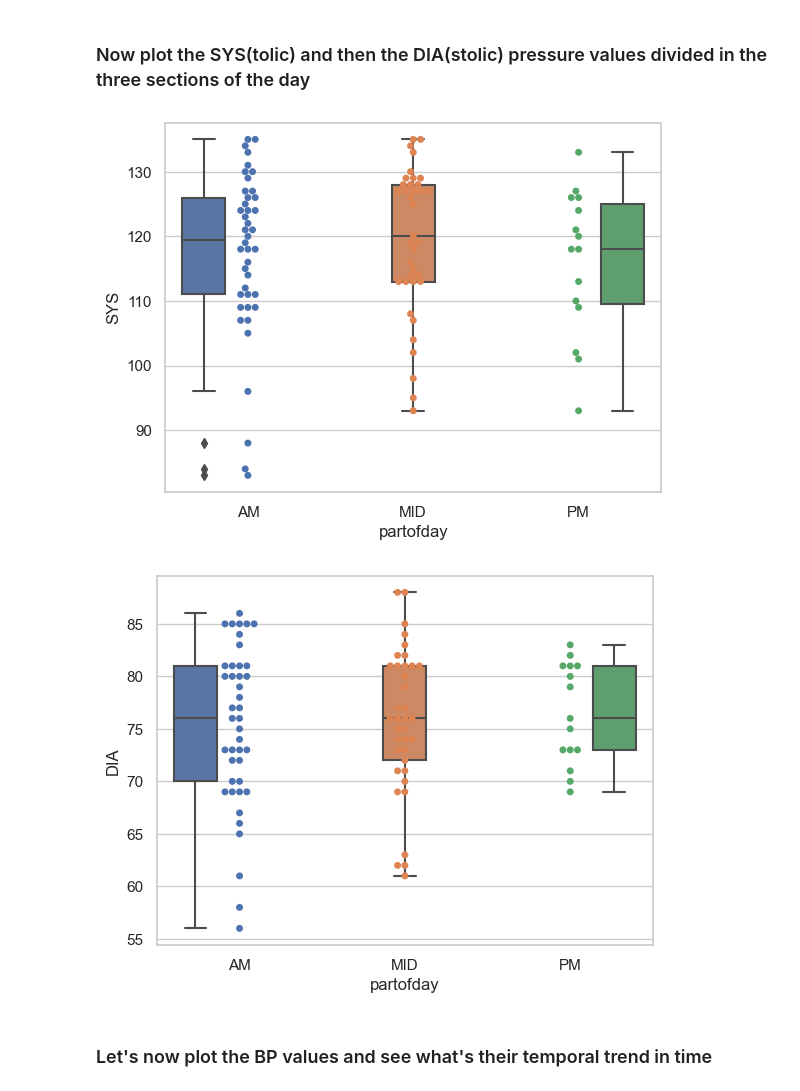
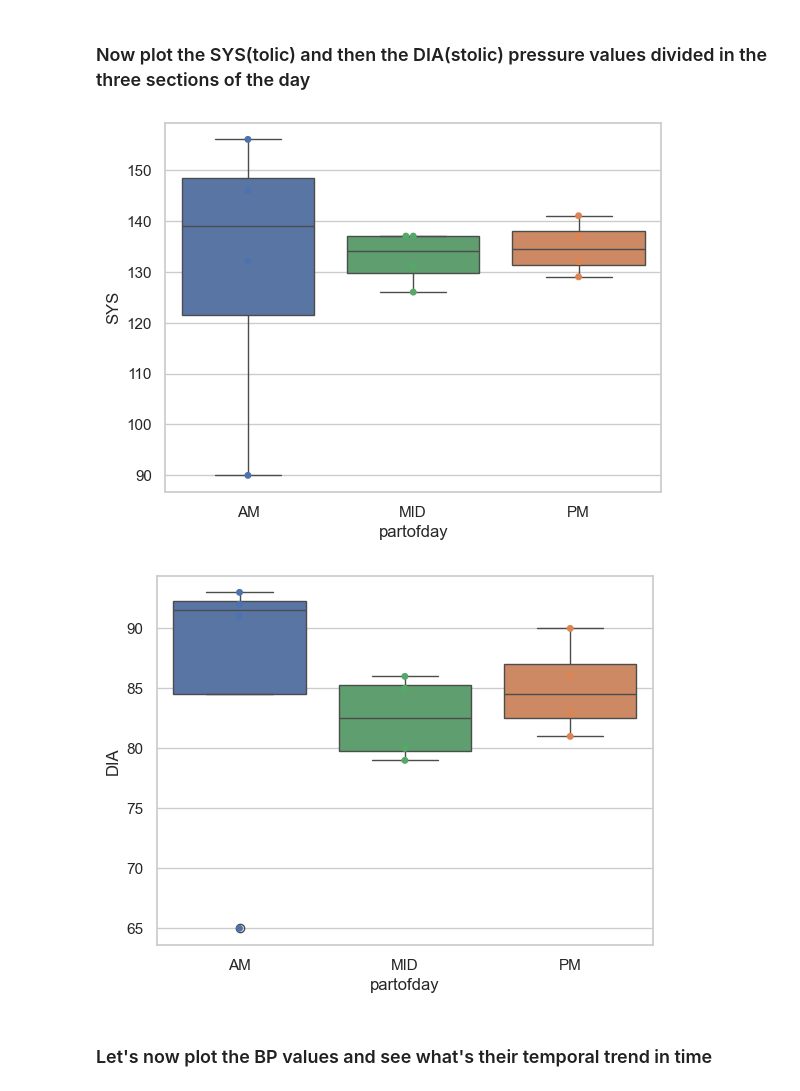
Before and after one commit to rjalexa/blood-pressure, a Jupyter notebook: bplogs_analyze.ipynb, the cells around one changed output. Drawn from its saved outputs; the diff is of its cells as text; code cells hidden in the pictures.

```diff
--- a/bplogs_analyze.ipynb
+++ b/bplogs_analyze.ipynb
@@ -27,7 +27,7 @@ Set the (arbitrary) limits to divide the day in an AM, MID(day) and PM areas and
 # %%
 AM_LIMIT = 10
 PM_LIMIT = 16
-LOGNAME = "data/bp_log.csv"
+LOGNAME = "data/bp_log_2023.csv"
 # LOGNAME = '../input/home-arm-cuff-peripheral-blood-pressure-readings/bp_log.csv' # on Kaggle
 # https://www.kaggle.com/rjalexander/blood-pressure-circadian
 bp_stages = {
@@ -43,6 +43,9 @@ BP_LOG_FIELDNAMES = [
     "Systolic (mmHg)",
     "Diastolic (mmHg)",
     "Pulse (bpm)",
+    "Symptoms",
+    "Consumed",
+    "TruRead",
     "Irregular heartbeat detected",
     "Body Movement",
     "Cuff wrap guide",
@@ -235,27 +255,27 @@ ax = sns.swarmplot(
     data=df,
     order=["AM", "MID", "PM"],
 )
-ax.legend_.remove()
+#ax.legend_.remove()
 # %% [output]
-[figure, old version]
+[figure, new version]
 # %%
 ax = sns.boxplot(
     x=df["partofday"],
     y=df["DIA"],
     hue=df["partofday"],
     data=df,
     order=["AM", "MID", "PM"],
 )
 ax = sns.swarmplot(
     x=df["partofday"],
     y=df["DIA"],
     hue=df["partofday"],
     data=df,
     order=["AM", "MID", "PM"],
 )
-ax.legend_.remove()
+#ax.legend_.remove()
 # %% [output]
-[figure, old version]
+[figure, new version]
 # %% [markdown]
 ### Let's now plot the BP values and see what's their temporal trend in time
 # %%
```
Also changed, not shown: parts of 16 cells of this notebook, 8 other files.
